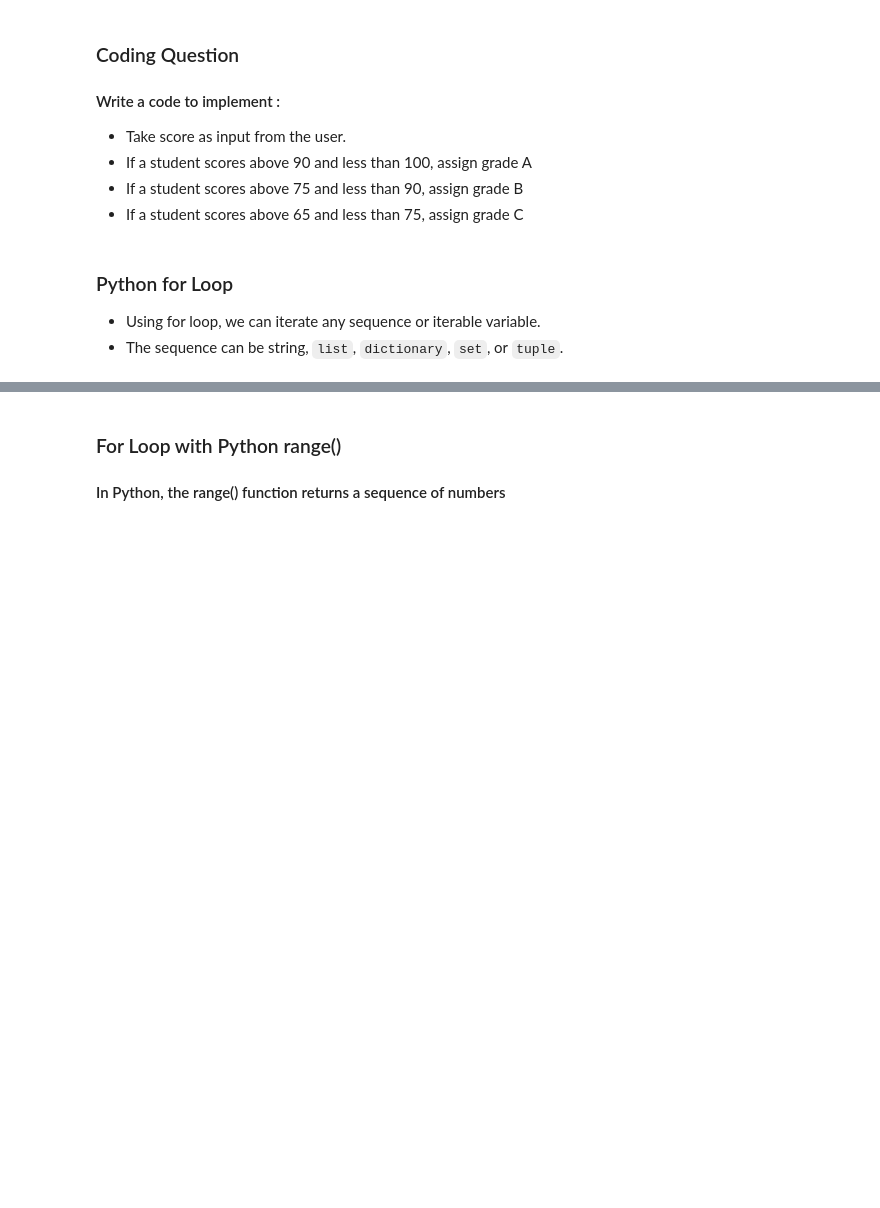
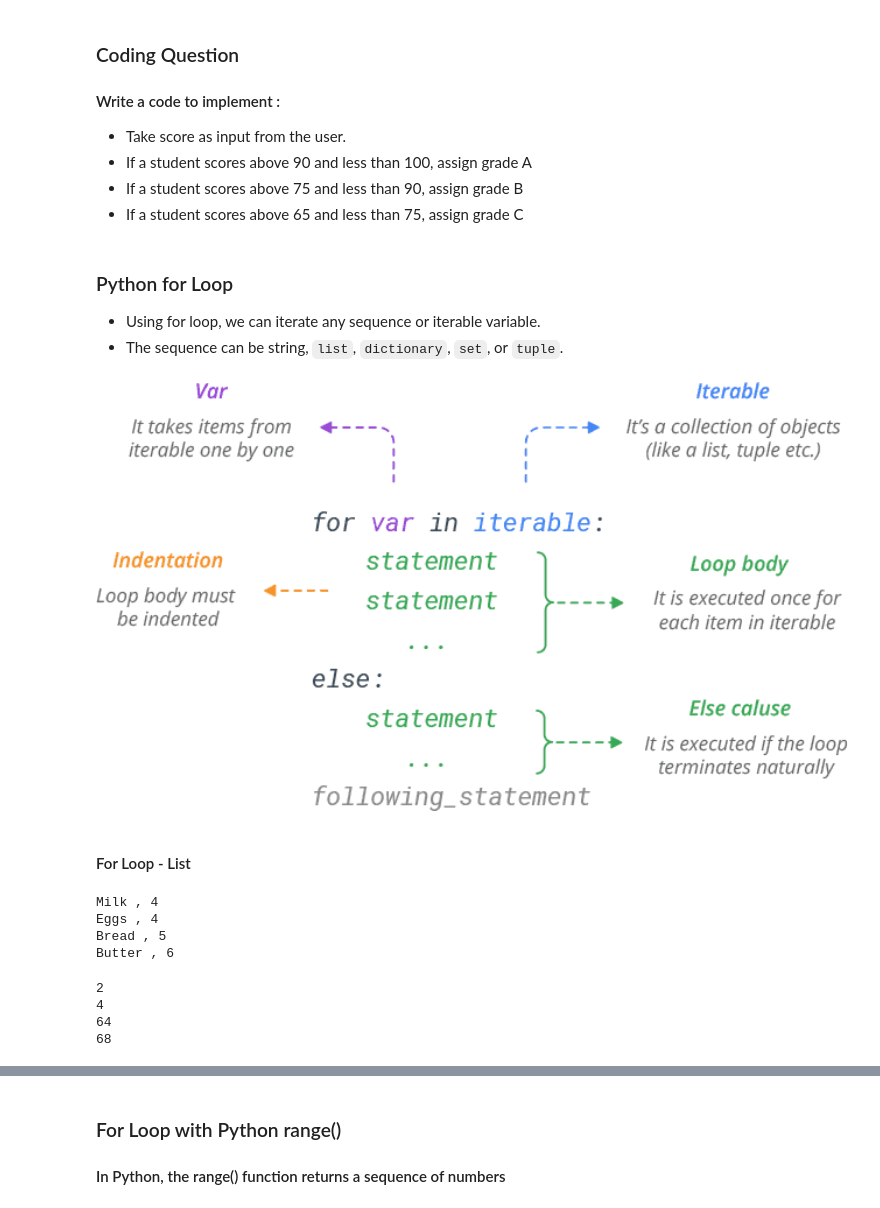
Before and after one commit to vegetariancoder/Pragra-Python, a Jupyter notebook: PythonBasics/Python-Basics/Python_Flow_Control.ipynb, the cells around one changed output, grey strips where cells are left out. Drawn from its saved outputs; the diff is of its cells as text; code cells hidden in the pictures; blank space fills up the shorter version.

```diff
--- a/PythonBasics/Python-Basics/Python_Flow_Control.ipynb
+++ b/PythonBasics/Python-Basics/Python_Flow_Control.ipynb
@@ -183,6 +164,18 @@ else:
 
 - Using for loop, we can iterate any sequence or iterable variable.
 - The sequence can be string, `list`, `dictionary`, `set`, or `tuple`.
+# %%
+from IPython.display import Image, display
+
+display(
+    Image(
+        filename="/Users/sahilnagpal/Desktop/Pragra-Python/images/Python-for-Loop-Syntax.png",
+        width=800,
+        height=500,
+    )
+)
+# %% [output]
+[figure, added]
 # %%
 # for element in sequence:
 #      body of for loop
@@ -194,11 +182,23 @@ print(name + " " + last_name)
+# %% [markdown]
+#### For Loop - List
 # %%
 groceryItems = ['Milk', 'Eggs', 'Bread', 'Butter']
 
 
-for variable in groceryItems:
-    print(variable," is in my grocery list")
+for element in groceryItems:
+    print(element ,",", len(element))
+# %% [output]
+Milk , 4
+Eggs , 4
+Bread , 5
+Butter , 6
 # %%
 nums = [1,2,32,34]
 
 for num in nums:
-    print(num**3)
+    print(num*2)
+# %% [output]
+2
+4
+64
+68
```
Also changed, not shown: parts of 37 cells of this notebook, 5 other files.
